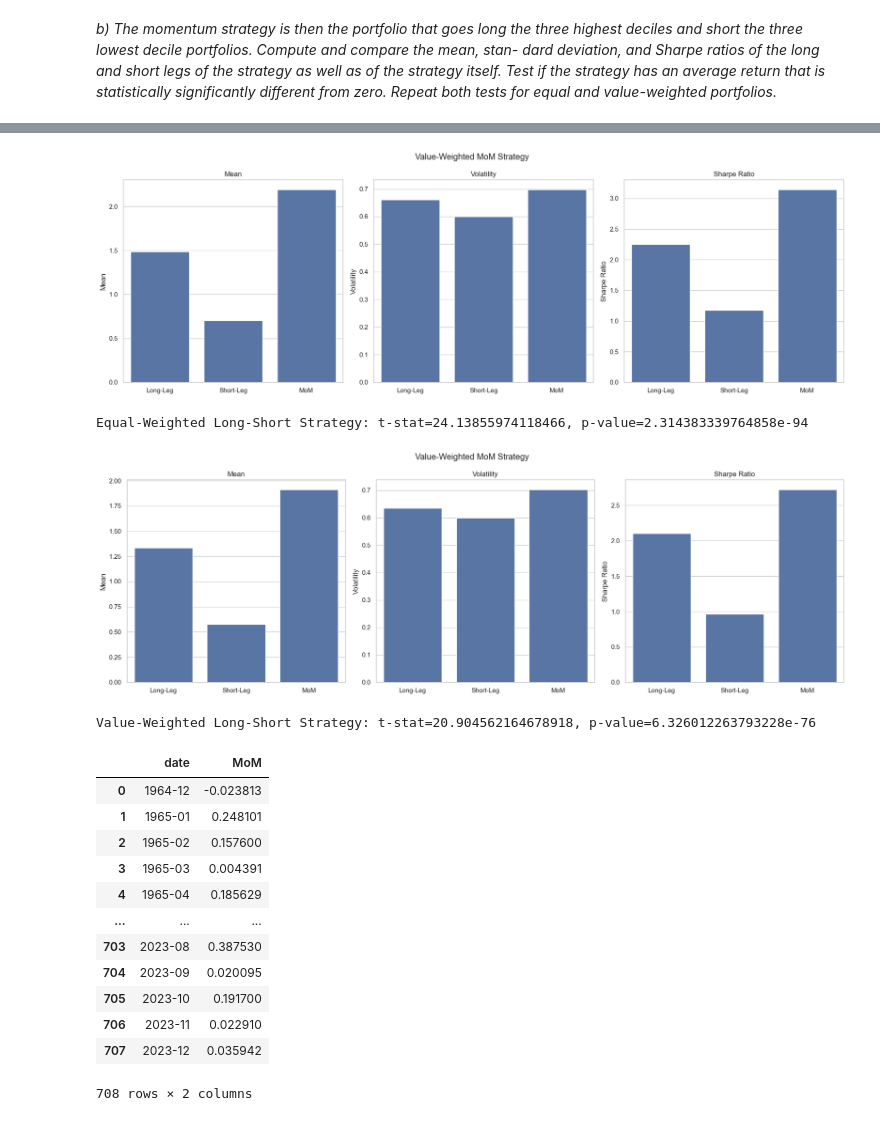
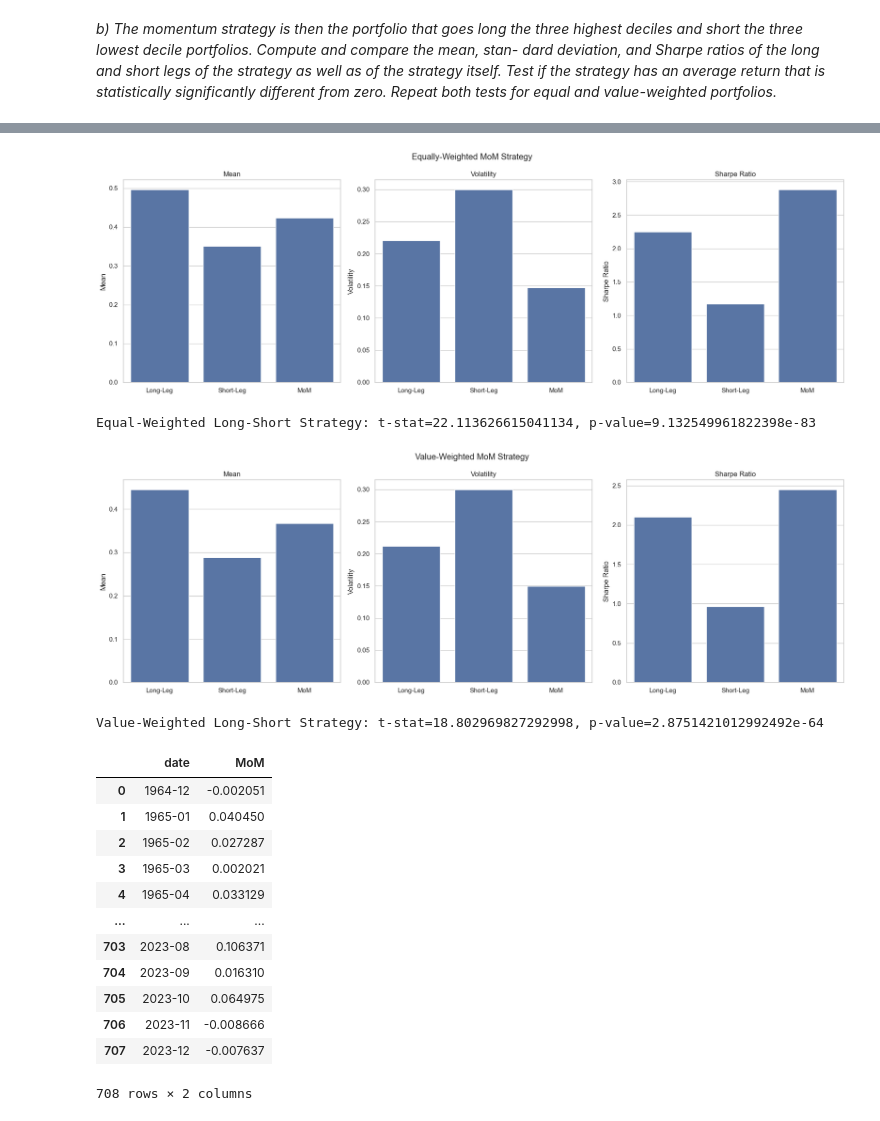
Before and after one commit to Marc-antoineallard74/Investments_project2024, a Jupyter notebook: source/section4.ipynb, the cells around one changed output, grey strips where cells are left out. Saved outputs shown, nothing was run; the diff lists cells and outputs as text; code cells hidden in the pictures.

```diff
--- a/source/section4.ipynb
+++ b/source/section4.ipynb
@@ -47,22 +50,24 @@ data.shape
 | 1 | 10001 | 2010-05-28 | 0.004829 | 6071.0 | 11.4000 | 4925 | -0.079240 | 0.000114 | 69209.4000 | 69137.3000 | -0.043421 | ... |
 (17377, 15)
 # %%
-from tqdm.auto import tqdm  # for notebooks
-tqdm.pandas()
+# from tqdm.auto import tqdm  # for notebooks
+# tqdm.pandas()
 
-# Ensure date is in datetime format
-data['date'] = pd.to_datetime(data['date'])
+# # Ensure date is in datetime format
+# data['date'] = pd.to_datetime(data['date'])
 
-# Calculate cumulative returns for each stock over the past 11 months
-data['cum_Rn'] = data.groupby('permno')['Rn'].rolling(11).progress_apply(lambda x: np.prod(1 + x) - 1).reset_index(level=0, drop=True)
+# # Calculate cumulative returns for each stock over the past 11 months
+# data['cum_Rn'] = data.groupby('permno')['Rn'].rolling(11).progress_apply(lambda x: np.prod(1 + x) - 1).reset_index(level=0, drop=True)
 
-# Remove rows with NaN cumulative returns
-data = data.dropna(subset=['cum_Rn'])
+# # Remove rows with NaN cumulative returns
+# data = data.dropna(subset=['cum_Rn'])
 
-# Sort stocks into deciles based on cumulative return
-data['decile'] = data.groupby('date')['cum_Rn'].transform(lambda x: pd.qcut(x, 10, labels=False) + 1)
+# # Sort stocks into deciles based on cumulative return
+# data['decile'] = data.groupby('date')['cum_Rn'].transform(lambda x: pd.qcut(x, 10, labels=False) + 1)
 
-data.to_parquet(f'{DATA_PATH}/deciles/mom_deciles.parquet')
+# data.to_parquet(f'{DATA_PATH}/deciles/mom_deciles.parquet')
+
+data = pd.read_parquet(f'{DATA_PATH}/deciles/mom_deciles.parquet')
 
 data['decile'].head()
 # %% [output]
@@ -93,54 +115,54 @@ plot_metrics(vw_returns, 'Value-Weighted Portfolio Metrics')
 # %%
 # Long-Short Momentum Portfolio
-long_ew = ew_returns.loc[:, 8:10].sum(axis=1)
-short_ew = - ew_returns.loc[:, 0:2].sum(axis=1)
-mom_ew = long_ew + short_ew
+long_ew = ew_returns.loc[:, 8:10].mean(axis=1)
+short_ew = - ew_returns.loc[:, 0:2].mean(axis=1)
+mom_ew = (long_ew + short_ew)/2
 
 # Plot strategy performance
 plot_metrics(pd.DataFrame({'Long-Leg': long_ew,
                             'Short-Leg': short_ew,
-                            'MoM': mom_ew}), 'Value-Weighted MoM Strategy')
+                            'MoM': mom_ew}), 'Equally-Weighted MoM Strategy')
 
 # Statistical significance testing
 t_stat_equal, p_value_equal = stats.ttest_1samp(mom_ew, 0)
 print(f"Equal-Weighted Long-Short Strategy: t-stat={t_stat_equal}, p-value={p_value_equal}")
 # %% [output]
-[figure, old version]
+[figure, new version]
-Equal-Weighted Long-Short Strategy: t-stat=24.13855974118466, p-value=2.314383339764858e-94
+Equal-Weighted Long-Short Strategy: t-stat=22.113626615041134, p-value=9.132549961822398e-83
 # %%
 # Step 4: Long-Short Momentum Portfolio
-long_vw = vw_returns.loc[:, 8:10].sum(axis=1)
-short_vw = - vw_returns.loc[:, 0:2].sum(axis=1)
-mom_vw = long_vw + short_vw
+long_vw = vw_returns.loc[:, 8:10].mean(axis=1)
+short_vw = - vw_returns.loc[:, 0:2].mean(axis=1)
+mom_vw = (long_vw + short_vw)/2
 
 # Plot strategy performance
 plot_metrics(pd.DataFrame({'Long-Leg': long_vw,
                             'Short-Leg': short_vw,
                             'MoM': mom_vw}), 'Value-Weighted MoM Strategy')
 
 # Statistical significance testing
 t_stat_value, p_value_value = stats.ttest_1samp(mom_vw, 0)
 print(f"Value-Weighted Long-Short Strategy: t-stat={t_stat_value}, p-value={p_value_value}")
 # %% [output]
-[figure, old version]
+[figure, new version]
-Value-Weighted Long-Short Strategy: t-stat=20.904562164678918, p-value=6.326012263793228e-76
+Value-Weighted Long-Short Strategy: t-stat=18.802969827292998, p-value=2.8751421012992492e-64
 # %%
 mom_df = mom_vw.reset_index().rename(columns={0: 'MoM'})
 mom_df['date'] = mom_df['date'].dt.to_period('M')
 mom_df
 # %% [output]
 |  | date | MoM |
-| 0 | 1964-12 | -0.023813 |
-| 1 | 1965-01 | 0.248101 |
-| 2 | 1965-02 | 0.157600 |
-| 3 | 1965-03 | 0.004391 |
-| 4 | 1965-04 | 0.185629 |
+| 0 | 1964-12 | -0.002051 |
+| 1 | 1965-01 | 0.040450 |
+| 2 | 1965-02 | 0.027287 |
+| 3 | 1965-03 | 0.002021 |
+| 4 | 1965-04 | 0.033129 |
 | ... | ... | ... |
-| 703 | 2023-08 | 0.387530 |
-| 704 | 2023-09 | 0.020095 |
-| 705 | 2023-10 | 0.191700 |
-| 706 | 2023-11 | 0.022910 |
-| 707 | 2023-12 | 0.035942 |
+| 703 | 2023-08 | 0.106371 |
+| 704 | 2023-09 | 0.016310 |
+| 705 | 2023-10 | 0.064975 |
+| 706 | 2023-11 | -0.008666 |
+| 707 | 2023-12 | -0.007637 |
 708 rows × 2 columns
 # %%
 mom_df.to_parquet(f'{DATA_PATH}/factors/mom_returns.parquet')
```
Also changed, not shown: parts of 2 cells of this notebook, 7 other files.
